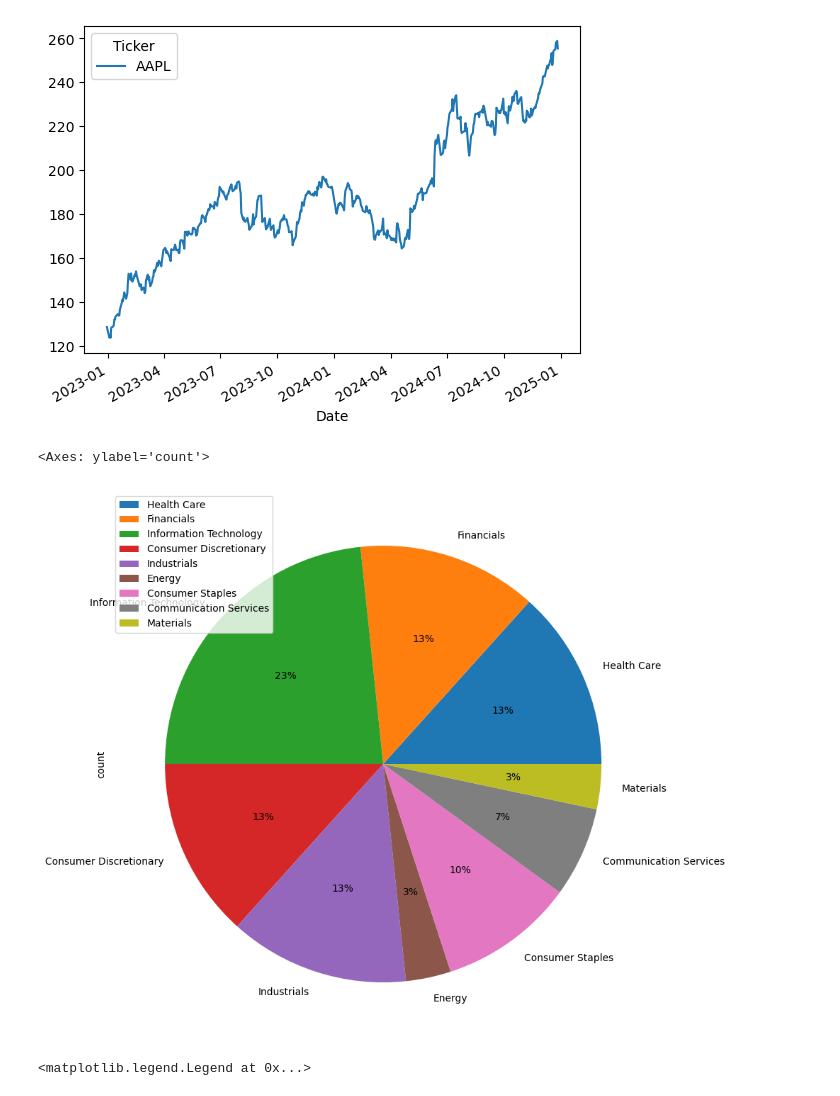
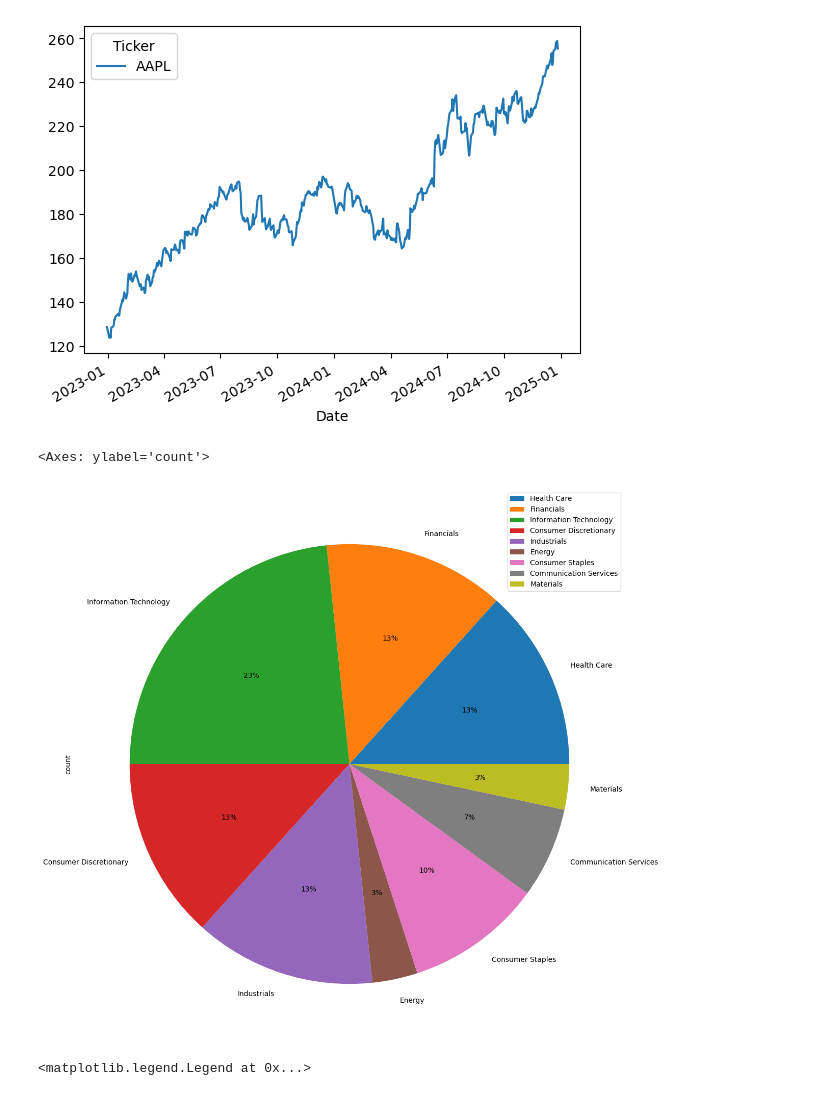
Before and after one commit to michaelyiu1/DSCI510_Lab11, a Jupyter notebook: Lab11_Michael_Yiu.ipynb, the cells around one changed output. Saved outputs shown, nothing was run; the diff lists cells and outputs as text; code cells hidden in the pictures.

Commit message:
adjust size of pie chart

```diff
--- a/Lab11_Michael_Yiu.ipynb
+++ b/Lab11_Michael_Yiu.ipynb
@@ -120,20 +120,20 @@ plt.show()
 # %%
 # Add your code for Q2.2 here
 GICS_dict = dict()
 for index,row in stocks.iterrows():
     company = row['Symbol']
     industry = row['GICS Sector']
     GICS_dict[industry] = GICS_dict.get(industry, 0) + 1
 
 industries = GICS_dict.keys()
 industry_count = GICS_dict.values()
 pie_dict = {'industry': industries,'count':industry_count}
 pie_df = pd.DataFrame(pie_dict)
-plot = pie_df.plot.pie(y='count', labels=pie_df['industry'], autopct='%1.0f%%',figsize=(10,10))
+plot = pie_df.plot.pie(y='count', labels=pie_df['industry'], autopct='%1.0f%%',figsize=(111,14))
 plot
 # %% [output]
 <Axes: ylabel='count'>
-[figure, old version]
+[figure, new version]
 # %%
 # Add your code for Q2.3 here
 import pandas
```
